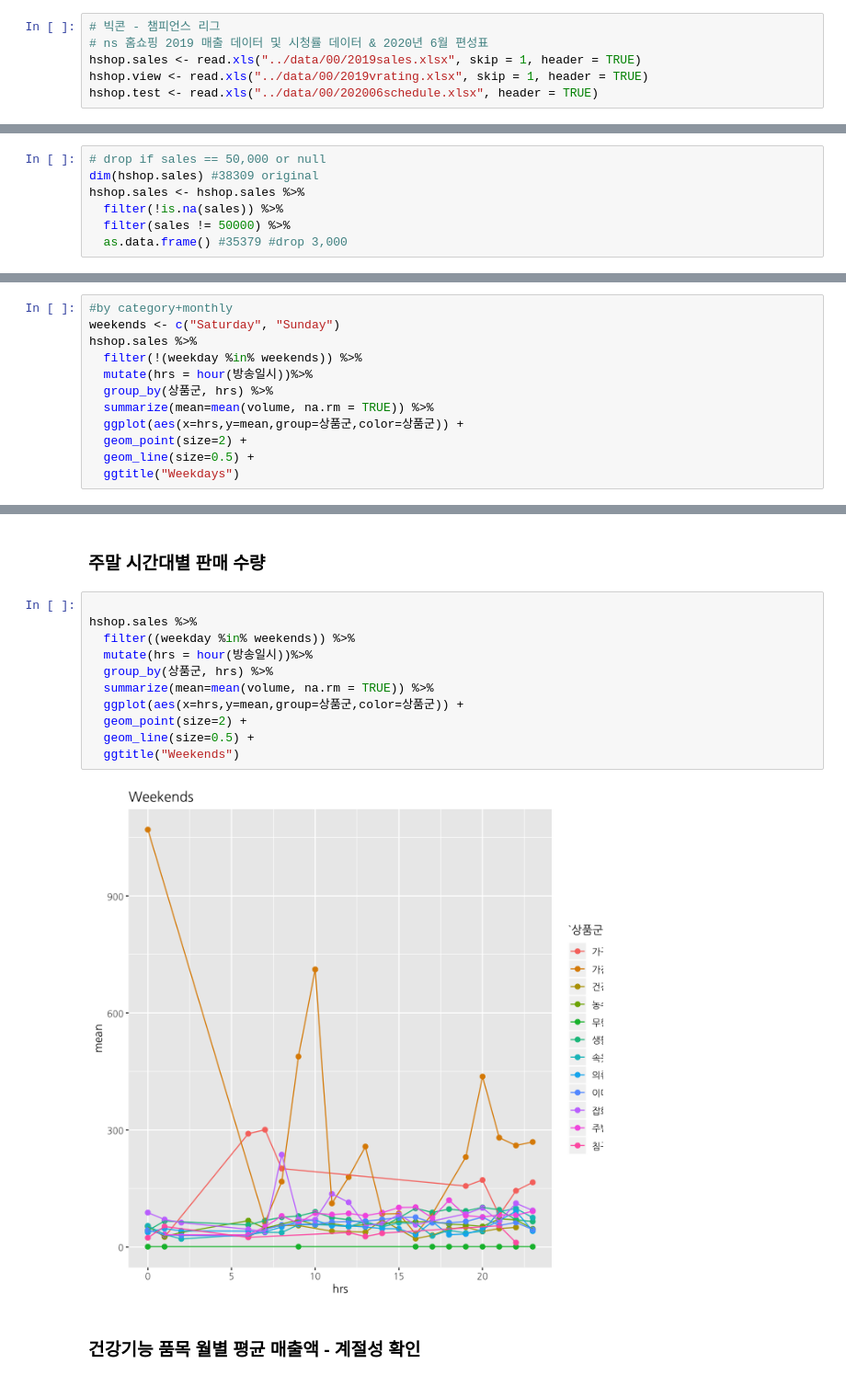
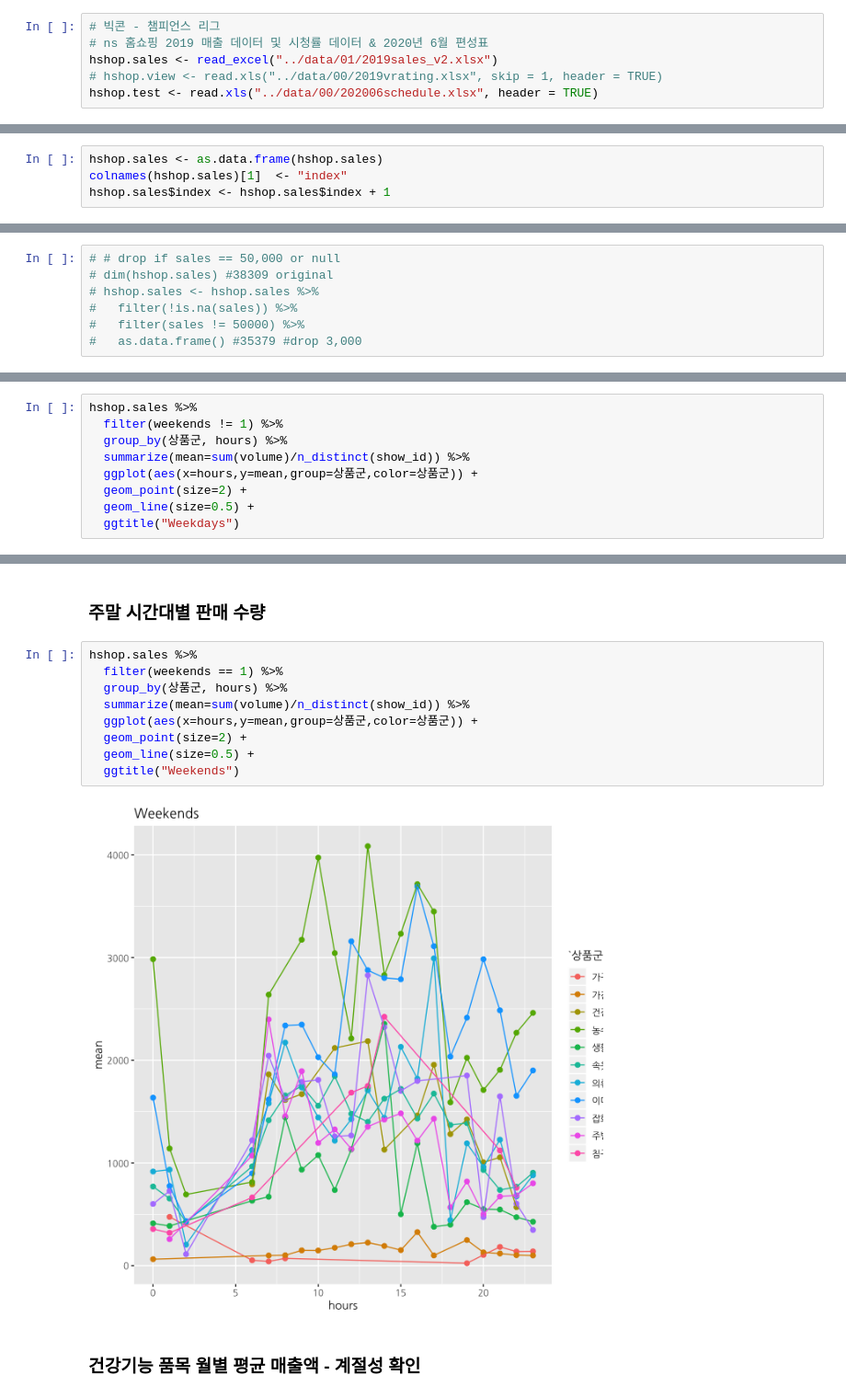
Before and after one commit to s-seo/bigcon_2020_mmmz, a Jupyter notebook: eda/eda_sm.ipynb, the cells around one changed output, grey strips where cells are left out. Shown at 92% size. Saved outputs shown, nothing was run; the diff lists cells and outputs as text.

```diff
--- a/eda/eda_sm.ipynb
+++ b/eda/eda_sm.ipynb
@@ -18,6 +19,6 @@ theme_set(theme_grey(base_family='NanumGothic'))
 # %%
 # 빅콘 - 챔피언스 리그
 # ns 홈쇼핑 2019 매출 데이터 및 시청률 데이터 & 2020년 6월 편성표
-hshop.sales <- read.xls("../data/00/2019sales.xlsx", skip = 1, header = TRUE)
-hshop.view <- read.xls("../data/00/2019vrating.xlsx", skip = 1, header = TRUE)
+hshop.sales <- read_excel("../data/01/2019sales_v2.xlsx")
+# hshop.view <- read.xls("../data/00/2019vrating.xlsx", skip = 1, header = TRUE)
 hshop.test <- read.xls("../data/00/202006schedule.xlsx", header = TRUE)
@@ -24,2 +28,6 @@ hshop.test <- read.xls("../data/00/202006schedule.xlsx", header = TRUE)
+# %%
+hshop.sales <- as.data.frame(hshop.sales)
+colnames(hshop.sales)[1]  <- "index"
+hshop.sales$index <- hshop.sales$index + 1
 # %%
 
@@ -35,9 +43,9 @@ hshop.sales$volume <- as.numeric(hshop.sales$sales)/as.numeric(hshop.sales$판
 # %%
-# drop if sales == 50,000 or null
-dim(hshop.sales) #38309 original
-hshop.sales <- hshop.sales %>%
-  filter(!is.na(sales)) %>%
-  filter(sales != 50000) %>%
-  as.data.frame() #35379 #drop 3,000
+# # drop if sales == 50,000 or null
+# dim(hshop.sales) #38309 original
+# hshop.sales <- hshop.sales %>%
+#   filter(!is.na(sales)) %>%
+#   filter(sales != 50000) %>%
+#   as.data.frame() #35379 #drop 3,000
 # %% [output]
 [1] 38309    14
@@ -96,14 +111,11 @@ hshop.sales %>%
 # %% [markdown]
 ### 평일 시간대별 판매 수량
 # %%
-#by category+monthly
-weekends <- c("Saturday", "Sunday")
 hshop.sales %>%
-  filter(!(weekday %in% weekends)) %>%
-  mutate(hrs = hour(방송일시))%>%
-  group_by(상품군, hrs) %>%
-  summarize(mean=mean(volume, na.rm = TRUE)) %>%
-  ggplot(aes(x=hrs,y=mean,group=상품군,color=상품군)) +
+  filter(weekends != 1) %>%
+  group_by(상품군, hours) %>%
+  summarize(mean=sum(volume)/n_distinct(show_id)) %>%
+  ggplot(aes(x=hours,y=mean,group=상품군,color=상품군)) +
   geom_point(size=2) +
   geom_line(size=0.5) +
   ggtitle("Weekdays")
@@ -112,18 +124,16 @@ hshop.sales %>%
 # %% [markdown]
 ### 주말 시간대별 판매 수량
 # %%
-
 hshop.sales %>%
-  filter((weekday %in% weekends)) %>%
-  mutate(hrs = hour(방송일시))%>%
-  group_by(상품군, hrs) %>%
-  summarize(mean=mean(volume, na.rm = TRUE)) %>%
-  ggplot(aes(x=hrs,y=mean,group=상품군,color=상품군)) +
+  filter(weekends == 1) %>%
+  group_by(상품군, hours) %>%
+  summarize(mean=sum(volume)/n_distinct(show_id)) %>%
+  ggplot(aes(x=hours,y=mean,group=상품군,color=상품군)) +
   geom_point(size=2) +
   geom_line(size=0.5) +
   ggtitle("Weekends")
 # %% [output]
-[figure, old version]
+[figure, new version]
 # %% [markdown]
 ### 건강기능 품목 월별 평균 매출액 - 계절성 확인
 # %%
```
Also changed, not shown: parts of 34 cells of this notebook, 3 other files.
